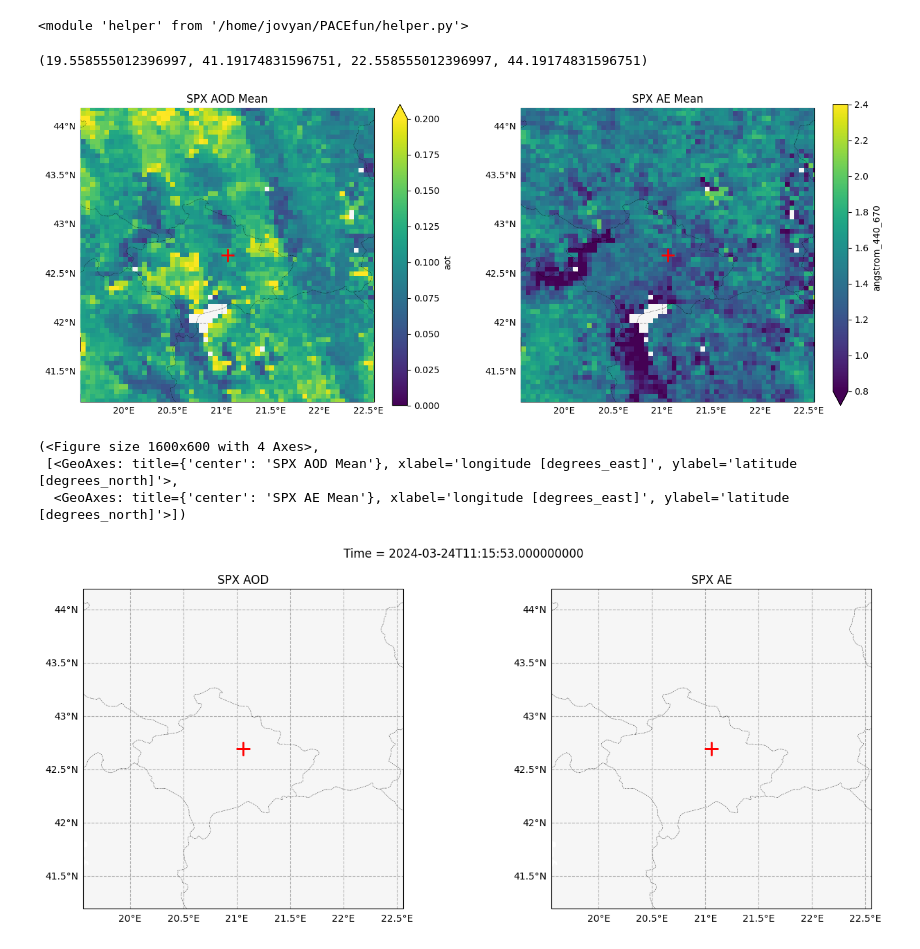
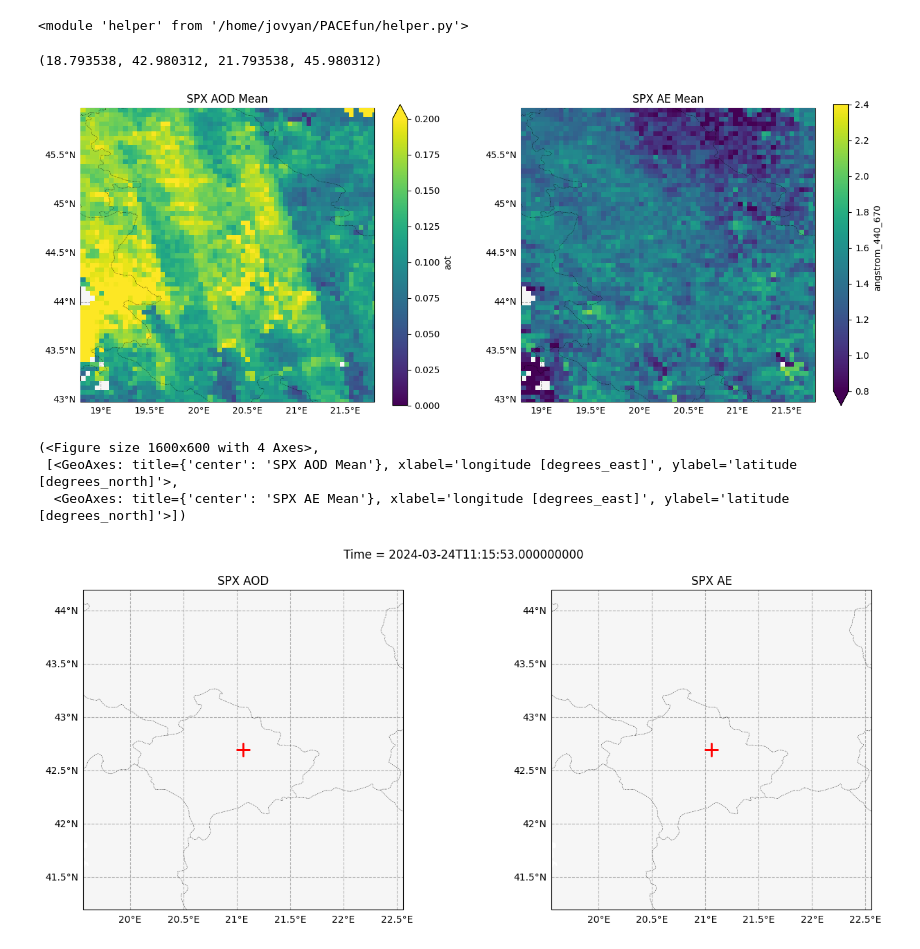
Before and after one commit to ararifi/PACEfun, a Jupyter notebook: obilic_spexone_2.ipynb, the cells around one changed output. Saved outputs shown, nothing was run; the diff lists cells and outputs as text; code cells hidden in the pictures.

```diff
--- a/obilic_spexone_2.ipynb
+++ b/obilic_spexone_2.ipynb
@@ -25,12 +25,13 @@ tspan = ("2024-03-01 00:00", "2025-09-01 00:00")
 
 # 42.69174831596751, 21.058555012396997
 region = (41.7, 20.36, 43.7, 22.06)
-mid = (21.058555012396997, 42.69174831596751)
+#mid = (21.058555012396997, 42.69174831596751)
+mid = ( 20.293538, 44.480312 )
 ext = 1.5
 region = (mid[0] - ext , mid[1] - ext, mid[0] + ext, mid[1] + ext)
 region
 # %% [output]
-(19.558555012396997, 41.19174831596751, 22.558555012396997, 44.19174831596751)
+(18.793538, 42.980312, 21.793538, 45.980312)
 # %%
 results_spx = earthaccess.search_data(
     short_name="PACE_SPEXONE_L2_AER_RTAPLAND",
@@ -76,22 +77,22 @@ futures_ae = client.map(
 da_spx_ae = xr.combine_nested(client.gather(futures_ae), concat_dim="time")
 da_spx_ae["time"] = attrs_ae["time"]
 # %%
-cross_lonlat = (21.058555012396997, 42.69174831596751)
+cross_lonlat = mid
 
 # Static mean panel comparison using helper
 helper.plot_mean_panels(
     [da_spx_aod, da_spx_ae],
     region=region,
     titles=["SPX AOD Mean", "SPX AE Mean"],
     crosshair=cross_lonlat,
     cmap="viridis",
     vmin=[0, 0.8],
     vmax=[0.2, 2.4],
     background=None,
     tiles_zoom=12,
 )
 # %% [output]
-[figure, old version]
+[figure, new version]
 (<Figure size 1600x600 with 4 Axes>,
  [<GeoAxes: title={'center': 'SPX AOD Mean'}, xlabel='longitude [degrees_east]', ylabel='latitude [degrees_north]'>,
   <GeoAxes: title={'center': 'SPX AE Mean'}, xlabel='longitude [degrees_east]', ylabel='latitude [degrees_north]'>])
```
Also changed, not shown: parts of 1 cell of this notebook, 2 other files.
